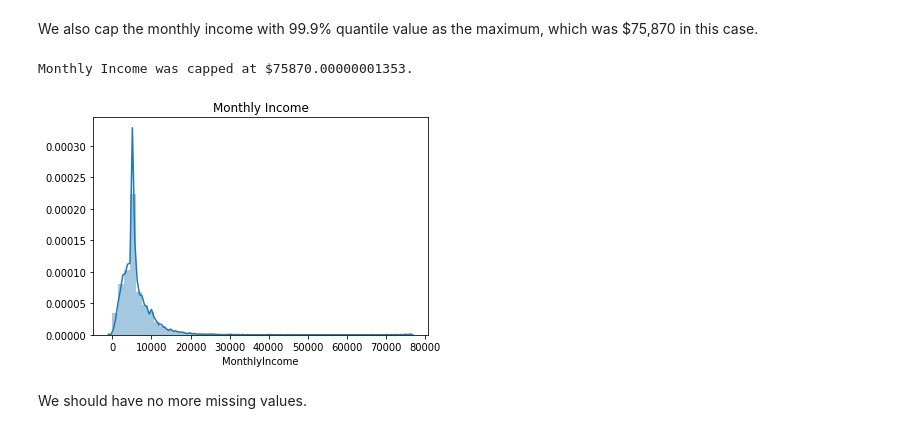
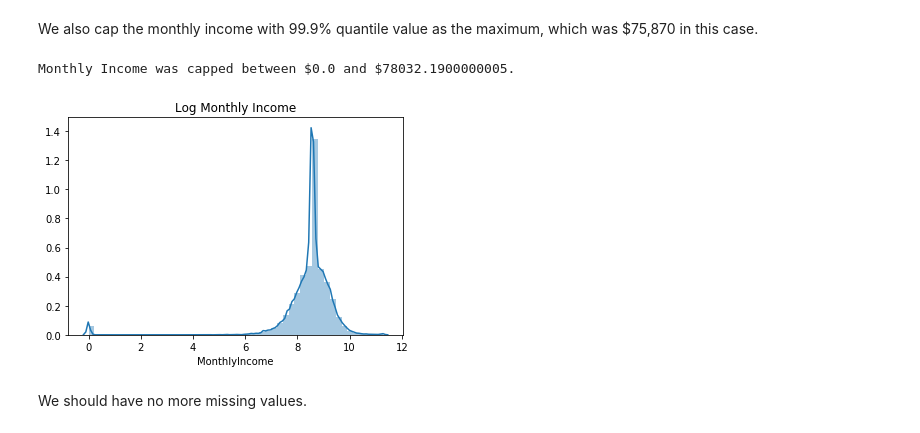
Before and after one commit to hyeness/machine-learning-2018, a Jupyter notebook: hw2/hw2-ml-pipeline.ipynb, the cells around one changed output. Saved outputs shown, nothing was run; the diff lists cells and outputs as text; code cells hidden in the pictures.

```diff
--- a/hw2/hw2-ml-pipeline.ipynb
+++ b/hw2/hw2-ml-pipeline.ipynb
@@ -7,8 +7,8 @@
 % run util.py
 % matplotlib inline
 # %%
-credit = read_file('data/credit-data.csv', 'csv', 'PersonID')
-data_dict = read_file('data/Data Dictionary.xls', 'excel')
+credit = read_file('data/credit-data.csv', 'PersonID')
+data_dict = read_file('data/Data Dictionary.xls')
 d = create_data_dic(data_dict)
 cdf = credit.copy() # making a copy of the original data in its unadulterated form
 # %% [markdown]
@@ -76,13 +72,13 @@ impute_missing(x_train, 'MonthlyIncome', 'median')
 # %% [markdown]
 We also cap the monthly income with 99.9% quantile value as the maximum, which was $75,870 in this case.
 # %%
-cap_outlier(x_train, 'MonthlyIncome')
+cap_outlier(x_train, 'MonthlyIncome', lb=0.001, ub=0.999)
 # %% [output]
-Monthly Income was capped at $75870.00000001353.
+Monthly Income was capped between $0.0 and $78032.1900000005.
 # %%
-density_plot(x_train, 'MonthlyIncome', d)
+density_plot(x_train, 'MonthlyIncome', d, log_=True)
 # %% [output]
-[figure, old version]
+[figure, new version]
 # %% [markdown]
 We should have no more missing values.
 # %%
```
Also changed, not shown: parts of 15 cells of this notebook, 8 other files.
